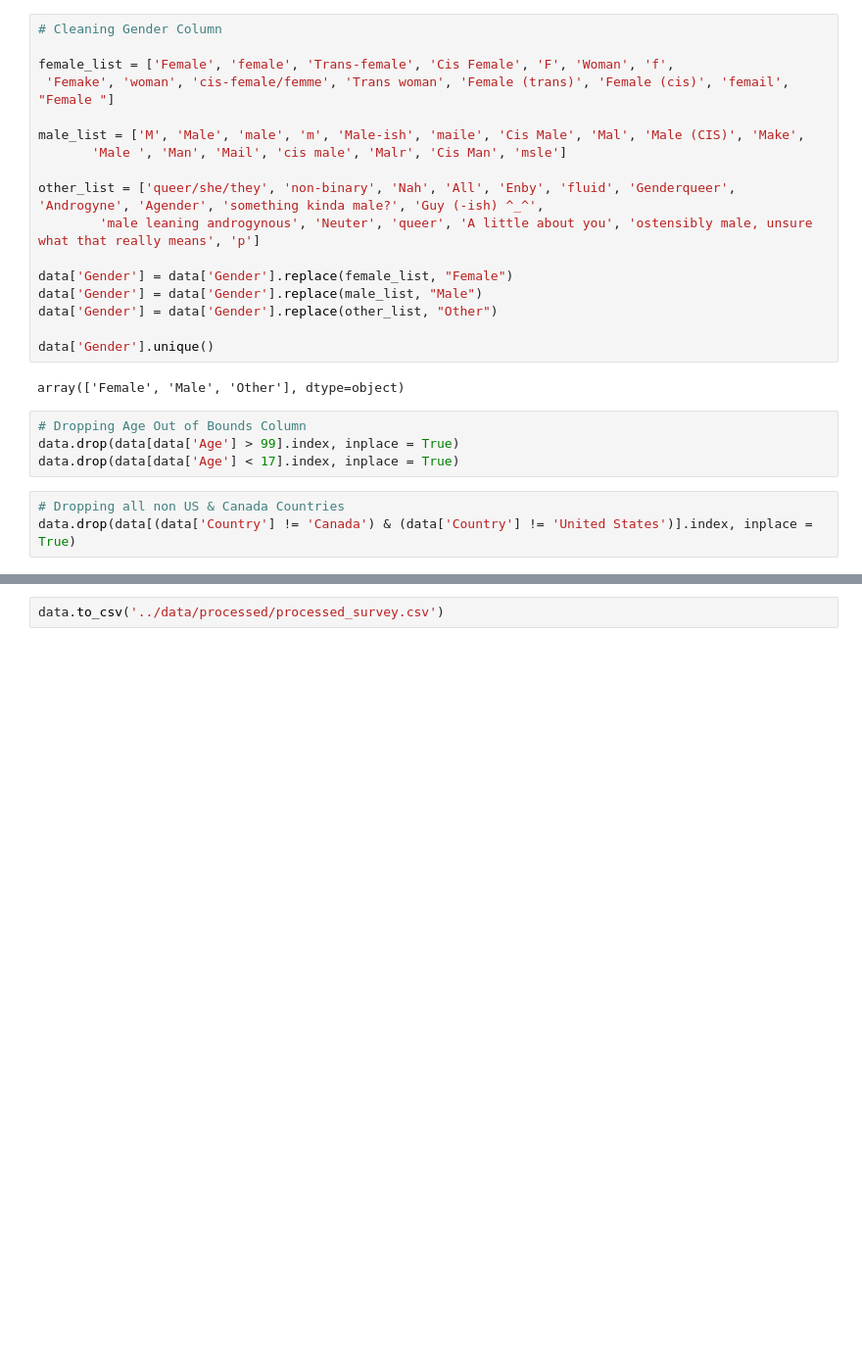
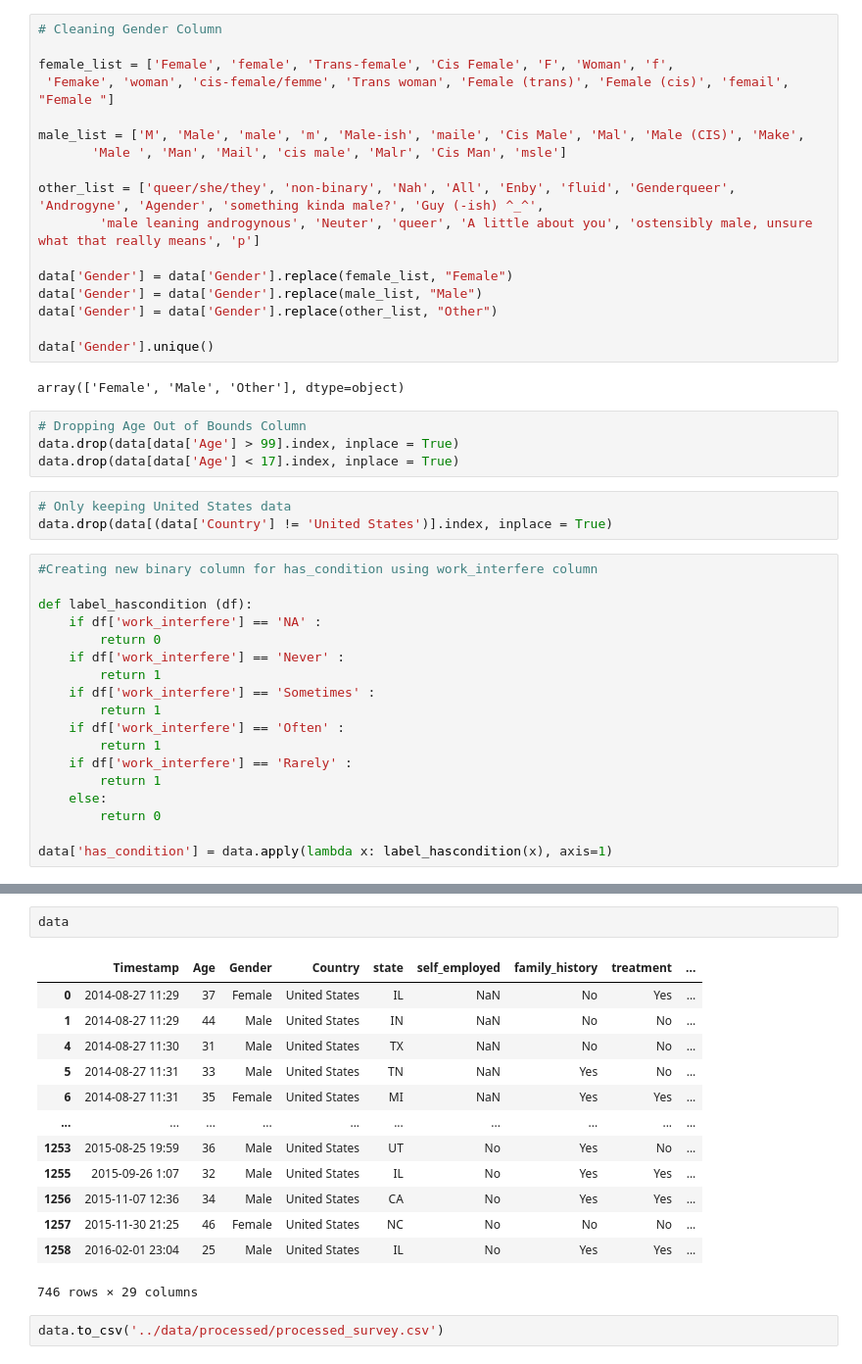
Before and after one commit to UBC-MDS/DSCI532-Group16, a Jupyter notebook: reports/EDA.ipynb, the cells around one changed output, grey strips where cells are left out. Shown at 98% size. Cells and saved outputs as stored; diff of their text form; blank space fills up the shorter version.

```diff
--- a/reports/EDA.ipynb
+++ b/reports/EDA.ipynb
@@ -43,5 +43,23 @@ array(['Female', 'Male', 'Other'], dtype=object)
 data.drop(data[data['Age'] > 99].index, inplace = True)
 data.drop(data[data['Age'] < 17].index, inplace = True)
 # %%
-# Dropping all non US & Canada Countries
-data.drop(data[(data['Country'] != 'Canada') & (data['Country'] != 'United States')].index, inplace = True)
+# Only keeping United States data
+data.drop(data[(data['Country'] != 'United States')].index, inplace = True)
+# %%
+#Creating new binary column for has_condition using work_interfere column
+
+def label_hascondition (df):
+    if df['work_interfere'] == 'NA' :
+        return 0
+    if df['work_interfere'] == 'Never' :
+        return 1
+    if df['work_interfere'] == 'Sometimes' :
+        return 1
+    if df['work_interfere'] == 'Often' :
+        return 1
+    if df['work_interfere'] == 'Rarely' :
+        return 1
+    else:
+        return 0
+
+data['has_condition'] = data.apply(lambda x: label_hascondition(x), axis=1)
@@ -58,5 +182,21 @@ alt.Chart(data).mark_bar().encode(
     y = alt.Y('Country', sort = '-x'))
 # %% [output]
 [interactive output not drawn]
+# %%
+data
+# %% [output]
+|  | Timestamp | Age | Gender | Country | state | self_employed | family_history | treatment | ... |
+| 0 | 2014-08-27 11:29 | 37 | Female | United States | IL | NaN | No | Yes | ... |
+| 1 | 2014-08-27 11:29 | 44 | Male | United States | IN | NaN | No | No | ... |
+| 4 | 2014-08-27 11:30 | 31 | Male | United States | TX | NaN | No | No | ... |
+| 5 | 2014-08-27 11:31 | 33 | Male | United States | TN | NaN | Yes | No | ... |
+| 6 | 2014-08-27 11:31 | 35 | Female | United States | MI | NaN | Yes | Yes | ... |
+| ... | ... | ... | ... | ... | ... | ... | ... | ... | ... |
+| 1253 | 2015-08-25 19:59 | 36 | Male | United States | UT | No | Yes | No | ... |
+| 1255 | 2015-09-26 1:07 | 32 | Male | United States | IL | No | Yes | Yes | ... |
+| 1256 | 2015-11-07 12:36 | 34 | Male | United States | CA | No | Yes | Yes | ... |
+| 1257 | 2015-11-30 21:25 | 46 | Female | United States | NC | No | No | No | ... |
+| 1258 | 2016-02-01 23:04 | 25 | Male | United States | IL | No | Yes | Yes | ... |
+746 rows × 29 columns
 # %%
 data.to_csv('../data/processed/processed_survey.csv')
```
Also changed, not shown: parts of 1 cell of this notebook, 2 other files.
